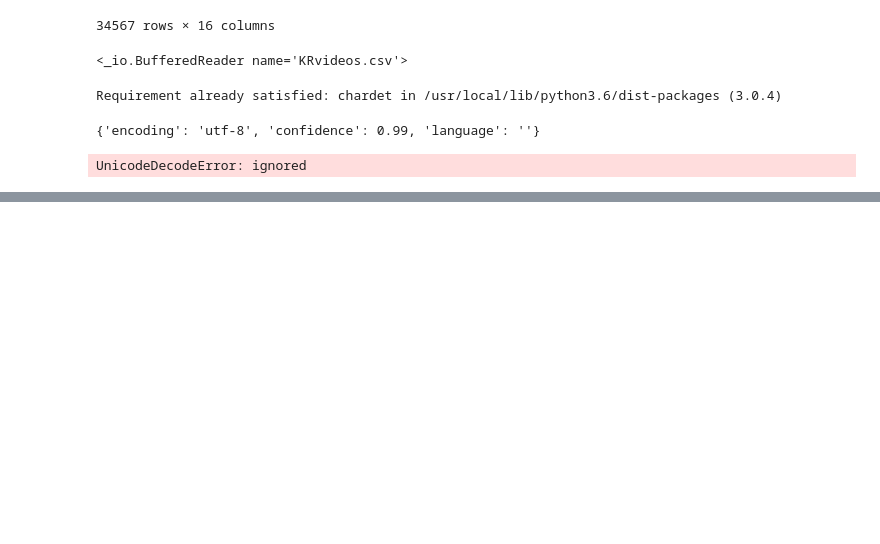
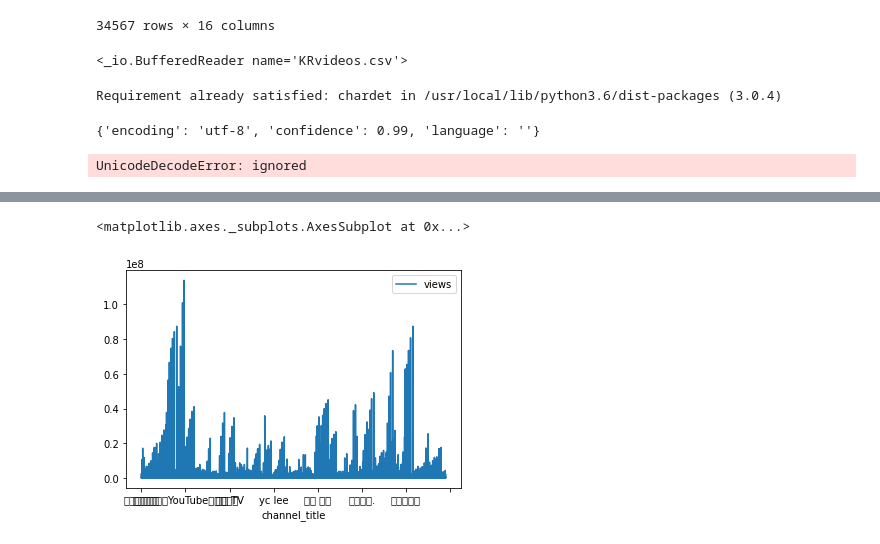
Before and after one commit to bldev2473/KaggleWithColab, a Jupyter notebook: TrendingYouTubeVideoStatistics.ipynb, the cells around one changed output, grey strips where cells are left out. Cells and saved outputs as stored; diff of their text form; code cells hidden in the pictures; blank space fills up the shorter version.

```diff
--- a/TrendingYouTubeVideoStatistics.ipynb
+++ b/TrendingYouTubeVideoStatistics.ipynb
@@ -101,0 +197,5 @@ df.head()
+# %%
+df.plot(x='channel_title', y='views')
+# %% [output]
+<matplotlib.axes._subplots.AxesSubplot at 0x...>
+[figure, added]
```
Also changed, not shown: parts of 17 cells of this notebook.
